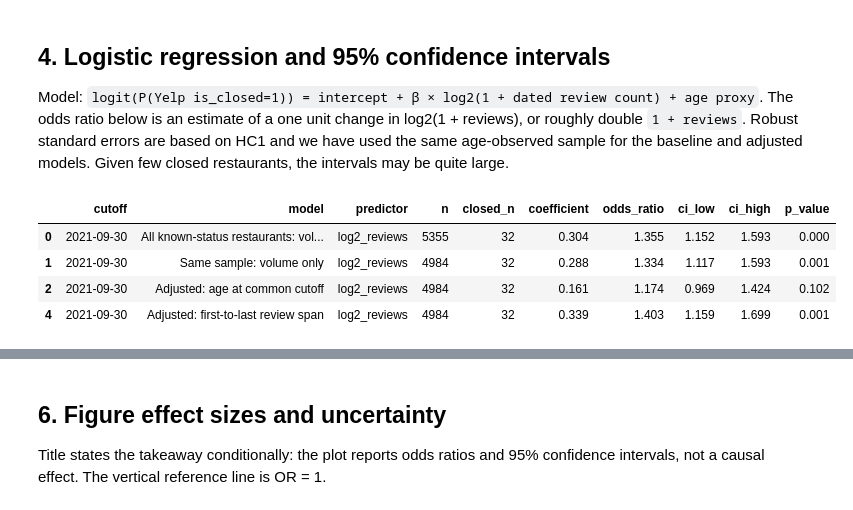
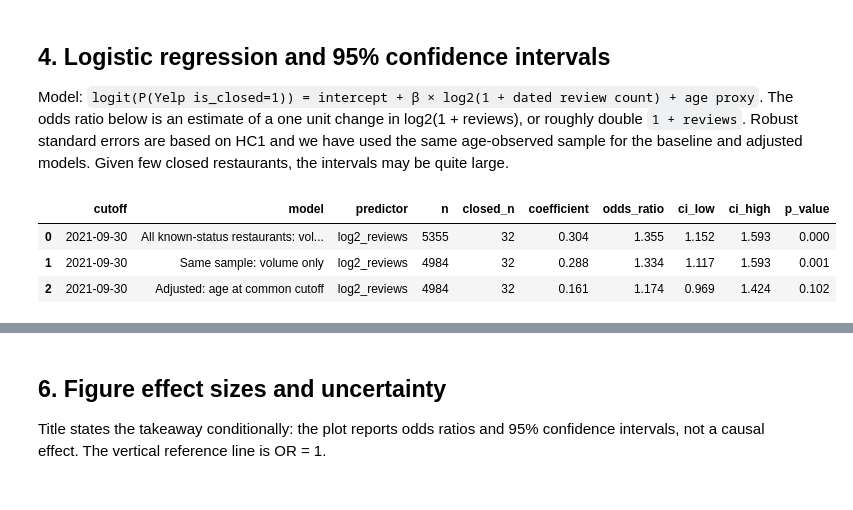
Before and after one commit to IrfanOzmen/CS418_Economic_Trajectories_Group, a Jupyter notebook: Checkpoint_#5_Narrative Analysis/person2_princeton_age_replication.ipynb, the cells around one changed output, grey strips where cells are left out. Cells and saved outputs as stored; diff of their text form; code cells hidden in the pictures.

```diff
--- a/Checkpoint_#5_Narrative Analysis/person2_princeton_age_replication.ipynb
+++ b/Checkpoint_#5_Narrative Analysis/person2_princeton_age_replication.ipynb
@@ -16,10 +16,14 @@ import matplotlib.pyplot as plt
 import statsmodels.api as sm
 from IPython.display import display, Markdown
 
-repo = next((p for p in (Path.cwd(), *Path.cwd().parents) if (p / 'EDA_Checkpoint/data/businesses.parquet').exists()), None)
+repo = next(
+    (p for p in (Path.cwd(), *Path.cwd().parents)
+     if (p / "data/processed_princeton_chicago/businesses.parquet").exists()),
+    None,
+)
 if repo is None:
     raise FileNotFoundError('Open notebook from inside CS418_Economic_Trajectories_Group')
-source_dir = repo / 'EDA_Checkpoint' / 'data'
+source_dir = repo / "data" / "processed_princeton_chicago"
 out = repo / 'person2_results'
 out.mkdir(exist_ok=True)
 GOOGLE_CUTOFF = pd.Timestamp('2021-09-30')
@@ -98,34 +101,32 @@ Model: `logit(P(Yelp is_closed=1)) = intercept + β × log2(1 + dated review cou
 # %%
 model_rows = []
 def fit_model(label, frame, predictors, cutoff_label='2021-09-30'):
     use = frame[['closure'] + predictors].dropna().copy()
     if len(use) < 10 or use['closure'].nunique() < 2:
         print('Skipped:', label, '(insufficient outcome variation)'); return
     X = sm.add_constant(use[predictors].astype(float), has_constant='add')
     try:
         fit = sm.GLM(use['closure'].astype(float), X, family=sm.families.Binomial()).fit(cov_type='HC1')
     except Exception as exc:
         print('Skipped:', label, exc); return
     ci = fit.conf_int()
     for term in predictors:
         model_rows.append(dict(cutoff=cutoff_label, model=label, predictor=term,
             n=len(use), closed_n=int(use['closure'].sum()), coefficient=fit.params[term],
             odds_ratio=np.exp(fit.params[term]), ci_low=np.exp(ci.loc[term,0]),
             ci_high=np.exp(ci.loc[term,1]), p_value=fit.pvalues[term]))
 
-usable = restaurants.dropna(subset=['closure','age_at_cutoff_years','review_span_years'])
+usable = restaurants.dropna(subset=['closure','age_at_cutoff_years'])
 fit_model('All known-status restaurants: volume only', restaurants, ['log2_reviews'])
 fit_model('Same sample: volume only', usable, ['log2_reviews'])
 fit_model('Adjusted: age at common cutoff', usable, ['log2_reviews','age_at_cutoff_years'])
-fit_model('Adjusted: first-to-last review span', usable, ['log2_reviews','review_span_years'])
 models = pd.DataFrame(model_rows)
 display(models.loc[models.predictor.eq('log2_reviews')].round(3))
 # %% [output]
 |  | cutoff | model | predictor | n | closed_n | coefficient | odds_ratio | ci_low | ci_high | p_value |
 | 0 | 2021-09-30 | All known-status restaurants: vol... | log2_reviews | 5355 | 32 | 0.304 | 1.355 | 1.152 | 1.593 | 0.000 |
 | 1 | 2021-09-30 | Same sample: volume only | log2_reviews | 4984 | 32 | 0.288 | 1.334 | 1.117 | 1.593 | 0.001 |
 | 2 | 2021-09-30 | Adjusted: age at common cutoff | log2_reviews | 4984 | 32 | 0.161 | 1.174 | 0.969 | 1.424 | 0.102 |
-| 4 | 2021-09-30 | Adjusted: first-to-last review span | log2_reviews | 4984 | 32 | 0.339 | 1.403 | 1.159 | 1.699 | 0.001 |
 # %% [markdown]
 ## 5. Sparse-review and cutoff sensitivity
 
```
Also changed, not shown: parts of 31 cells of this notebook.
